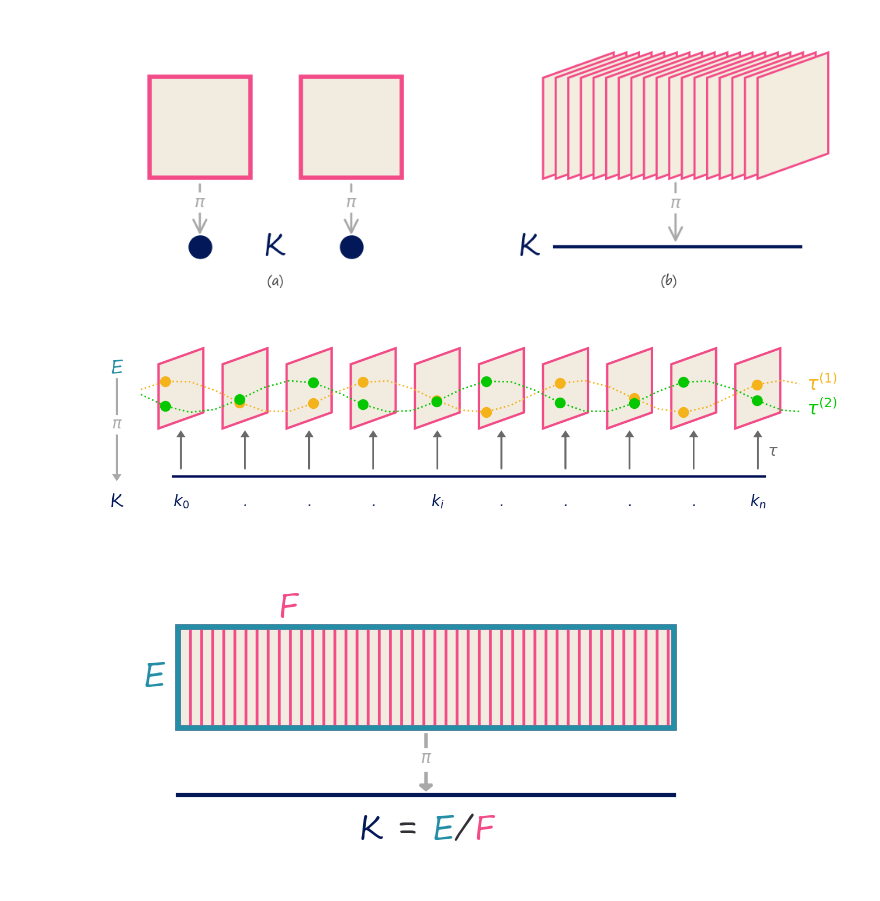
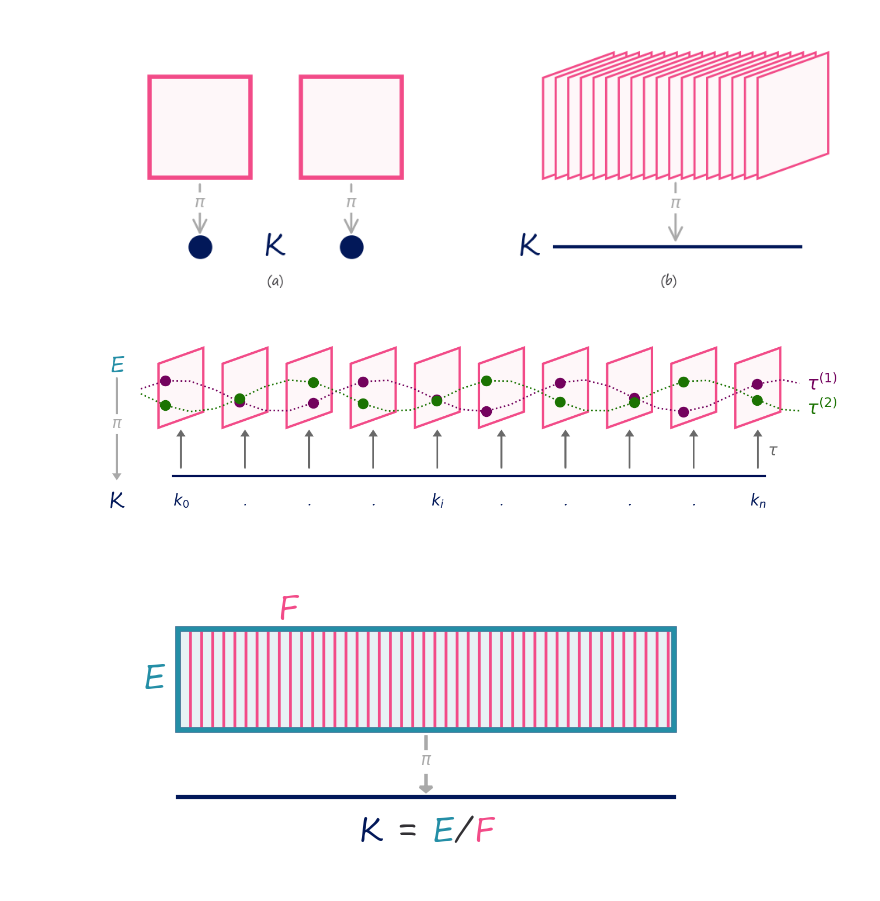
Before and after one commit to story645/proposal, a Jupyter notebook: figures/data_figures.ipynb, the cells around one changed output. Saved outputs shown, nothing was run; the diff lists cells and outputs as text; code cells hidden in the pictures.

```diff
--- a/figures/data_figures.ipynb
+++ b/figures/data_figures.ipynb
@@ -27,6 +27,8 @@ rcParams['font.family'] = 'Segoe Print'
 rcParams['figure.dpi'] = 200
 # %%
 fc = '#F2EBDF'
+fc = '#F5F5F5'
+fc = '#FEF7F9'
 ecolor = '#248EA6'
 fcolor= '#F24B88'
 kcolor = '#021859'
@@ -171,38 +173,40 @@ yc = np.cos(xv+1)*.5
 pos_labs = {0:r"$k_0$", 4:r"$k_i$", 9:r"$k_n$"}
 
 ct0 = '#F5B31B'
+ct0 = '#73025D'
 ct1 = '#05C700'
+ct1 = '#1B7302'
 
 for i, off in enumerate(np.arange(0,20,2)):
     verts = np.array([[1,-1], [1,1], [2.4, 1.5], [2.4, -.5], [1,-1]]) + [off, 0]
     p = mpatches.PathPatch(mpath.Path(verts, closed=True),
                            linewidth=1.5, edgecolor=fcolor,facecolor=fc)
     ax.add_patch(p)
     ax.arrow(off+1.7, -2.25, 0, 1, head_width=0.2, head_length=0.15, color=tcolor)
 
     ax.text(off+1.7, -3.3, pos_labs.get(i, '.'), fontsize=textsize, ha='center', va="center", color=kcolor)
 
 
 
 inds = [1, 4, 7, 9, 12, 14, 17, 20, 22, 25]
 ax.scatter(xv[inds], ys[inds], color=ct0, label=r'$\tau^{(1)}$', zorder=10)
 ax.scatter(xv[inds], yc[inds], color=ct1, label=r'$\tau^{(2)}$', zorder=10)
 ax.plot(xv, ys, color=ct0, linewidth=1, linestyle=':')
 ax.text(xv[-2], ys[-1], r'$\tau^{(1)}$', va='bottom', fontsize=12, color=ct0)
 ax.plot(xv, yc, color=ct1, linewidth=1, linestyle=':')
 ax.text(xv[-2], yc[-3], r'$\tau^{(2)}$', va='center', fontsize=12, color=ct1)
 
 ax.annotate(r'E', (-.3, .55), fontsize=labelsize, ha='center', va='bottom', color=ecolor)
 ax.annotate(r'K', (-.3, -3.3), fontsize=labelsize, ha='center', va='center', color=kcolor)
 ax.arrow(-.3, .55, 0, -3, head_width=0.2, head_length=0.15, color=pcolor)
 ax.annotate(r'$\pi$', (-.3, -1), fontsize=textsize, ha='center', color=pcolor, bbox={'facecolor':'white', 'edgecolor':'white','pad':.02})
 ax.annotate(r'$\tau$', (20, -1.85), fontsize=textsize, color=tcolor)
 ax.axhline(y=-2.5, xmin=0.095, xmax=.95, zorder=-1)
 ax.set(xlim=(-.6,21), ylim=(-3.5, 2), aspect='equal')
 ax.axis('off')
 fig.savefig(paper_path/"fiberbundle.png", bbox_inches='tight', facecolor='white' )
 fig.savefig(slide_path/"fiberbundle.png", bbox_inches='tight', facecolor='white')
 fig.savefig(proposal_path/"fiberbundle.png", bbox_inches='tight', facecolor='white')
 # %% [output]
-[figure, old version]
+[figure, new version]
 # %%
```
Also changed, not shown: parts of 2 cells of this notebook, 7 other files.
